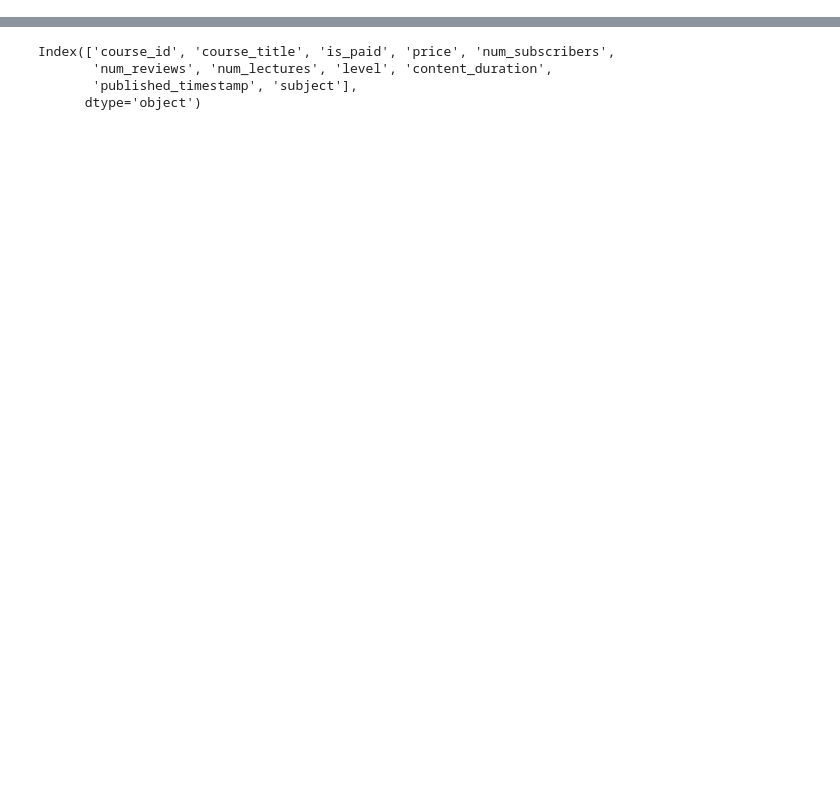
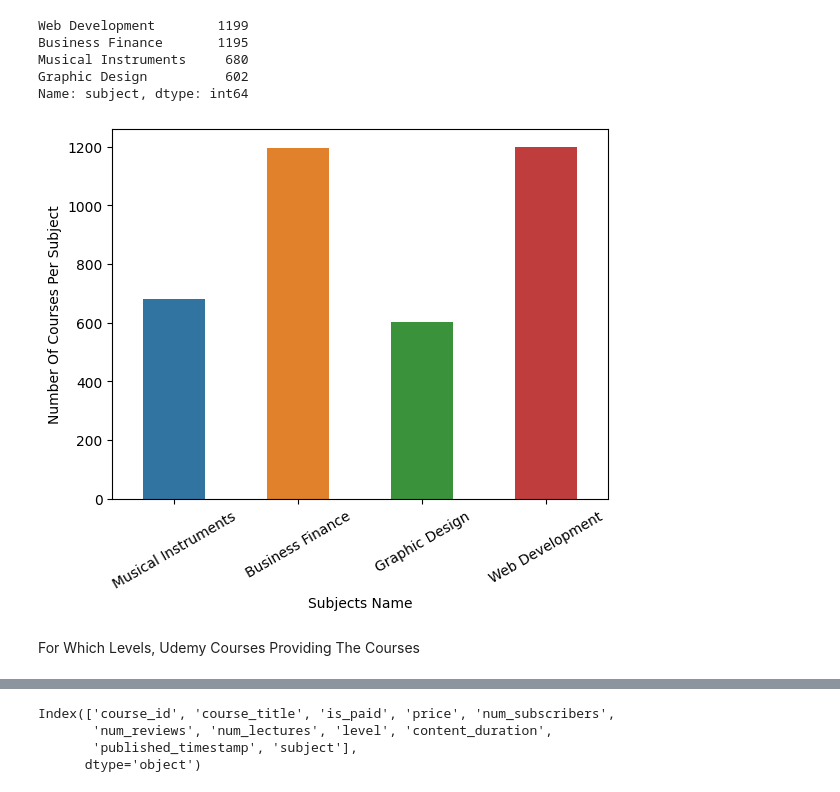
Before and after one commit to smashfakuddin/Udemy_course_DA, a Jupyter notebook: Udemy_analysis.ipynb, the cells around one changed output, grey strips where cells are left out. Cells and saved outputs as stored; diff of their text form; code cells hidden in the pictures; blank space fills up the shorter version.

```diff
--- a/Udemy_analysis.ipynb
+++ b/Udemy_analysis.ipynb
@@ -12,0 +92,2 @@ df.head(3)
+# %%
+df = df.drop_duplicates()
@@ -12,0 +106,18 @@ df.head(3)
+# %%
+df['subject'].value_counts()
+# %% [output]
+Web Development        1199
+Business Finance       1195
+Musical Instruments     680
+Graphic Design          602
+Name: subject, dtype: int64
+# %%
+sns.countplot(x = df['subject'], width=.5)
+plt.xlabel('Subjects Name')
+plt.ylabel('Number Of Courses Per Subject')
+plt.xticks(rotation =30)
+plt.show()
+# %% [output]
+[figure, added]
+# %% [markdown]
+For Which Levels, Udemy Courses Providing The Courses
```
Also changed, not shown: parts of 41 cells of this notebook.
